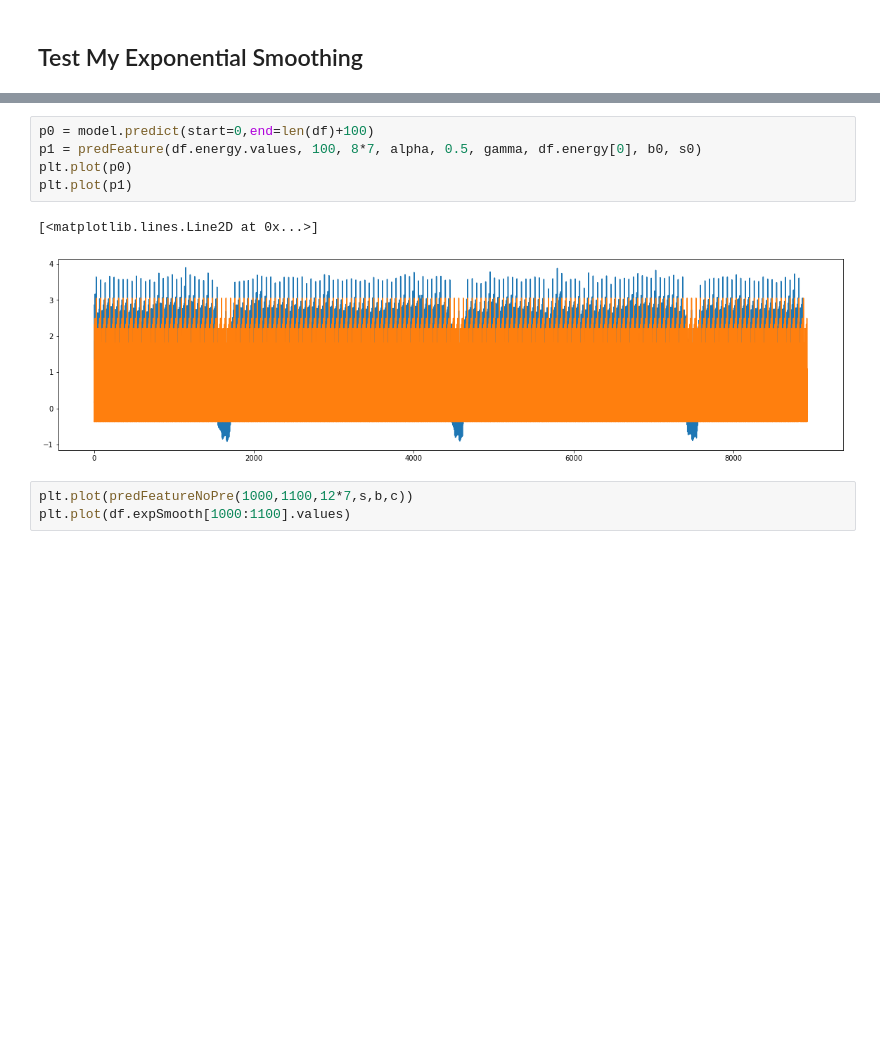
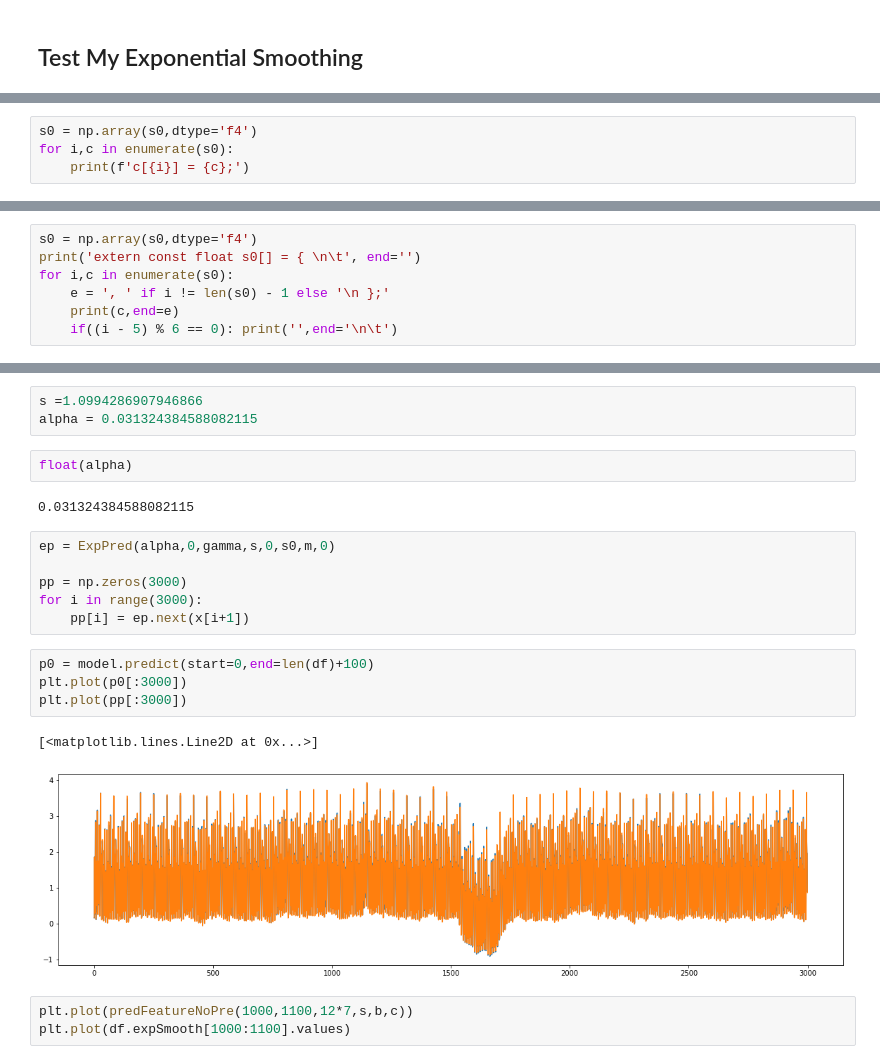
Before and after one commit to jurek1029/HouseholdEnergyPredictor, a Jupyter notebook: Load Prediction/Data-LPG-Prep.ipynb, the cells around one changed output, grey strips where cells are left out. Drawn from its saved outputs; the diff is of its cells as text; blank space fills up the shorter version.

```diff
--- a/Load Prediction/Data-LPG-Prep.ipynb
+++ b/Load Prediction/Data-LPG-Prep.ipynb
@@ -376,0 +332,4 @@ p0.shape, p1.shape
+# %%
+s0 = np.array(s0,dtype='f4')
+for i,c in enumerate(s0):
+    print(f'c[{i}] = {c};')
@@ -376,0 +354,7 @@ p0.shape, p1.shape
+# %%
+s0 = np.array(s0,dtype='f4')
+print('extern const float s0[] = { \n\t', end='')
+for i,c in enumerate(s0):
+    e = ', ' if i != len(s0) - 1 else '\n };'
+    print(c,end=e)
+    if((i - 5) % 6 == 0): print('',end='\n\t')
@@ -377,11 +374,23 @@ p0.shape, p1.shape
+# %%
+s =1.0994286907946866
+alpha = 0.031324384588082115
+# %%
+float(alpha)
+# %% [output]
+0.031324384588082115
+# %%
+ep = ExpPred(alpha,0,gamma,s,0,s0,m,0)
+
+pp = np.zeros(3000)
+for i in range(3000):
+    pp[i] = ep.next(x[i+1])
 # %%
 p0 = model.predict(start=0,end=len(df)+100)
-p1 = predFeature(df.energy.values, 100, 8*7, alpha, 0.5, gamma, df.energy[0], b0, s0)
-plt.plot(p0)
-plt.plot(p1)
+plt.plot(p0[:3000])
+plt.plot(pp[:3000])
 # %% [output]
 [<matplotlib.lines.Line2D at 0x...>]
-[figure, old version]
+[figure, new version]
 # %%
 plt.plot(predFeatureNoPre(1000,1100,12*7,s,b,c))
 plt.plot(df.expSmooth[1000:1100].values)
```
Also changed, not shown: parts of 10 cells of this notebook, 10 other files.
